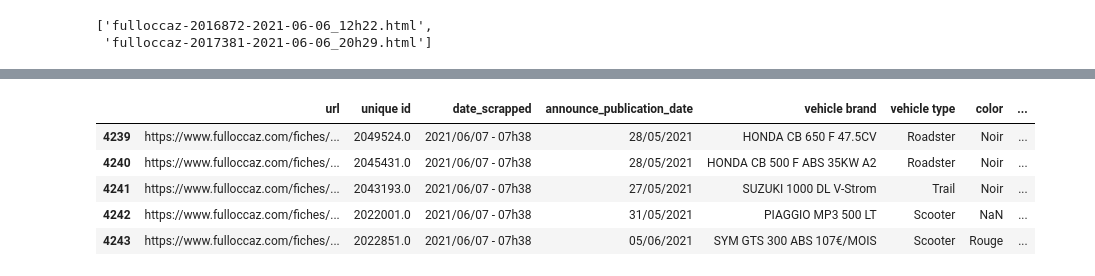
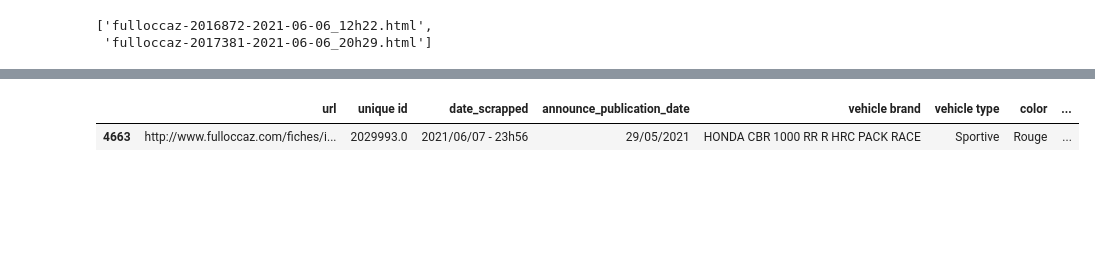
Before and after one commit to AnthonyDF/tresboncoin, a Jupyter notebook: notebooks/victor/fulloccaz/fulloccaz.ipynb, the cells around one changed output, grey strips where cells are left out. Cells and saved outputs as stored; diff of their text form; code cells hidden in the pictures; blank space fills up the shorter version.

Commit message:
fulloccaz

```diff
--- a/notebooks/victor/fulloccaz/fulloccaz.ipynb
+++ b/notebooks/victor/fulloccaz/fulloccaz.ipynb
@@ -1093,14 +1067,10 @@ fulloccaz-2043096-2021-06-06_22h44.html
 # %%
 data_moto = "../../../tresboncoin/data/fulloccaz.csv"
 data = pd.read_csv(data_moto)
-data.tail(5)
+data.tail(1)
 # %% [output]
 |  | url | unique id | date_scrapped | announce_publication_date | vehicle brand | vehicle type | color | ... |
-| 4239 | https://www.fulloccaz.com/fiches/... | 2049524.0 | 2021/06/07 - 07h38 | 28/05/2021 | HONDA CB 650 F 47.5CV | Roadster | Noir | ... |
-| 4240 | https://www.fulloccaz.com/fiches/... | 2045431.0 | 2021/06/07 - 07h38 | 28/05/2021 | HONDA CB 500 F ABS 35KW A2 | Roadster | Noir | ... |
-| 4241 | https://www.fulloccaz.com/fiches/... | 2043193.0 | 2021/06/07 - 07h38 | 27/05/2021 | SUZUKI 1000 DL V-Strom | Trail | Noir | ... |
-| 4242 | https://www.fulloccaz.com/fiches/... | 2022001.0 | 2021/06/07 - 07h38 | 31/05/2021 | PIAGGIO MP3 500 LT | Scooter | NaN | ... |
-| 4243 | https://www.fulloccaz.com/fiches/... | 2022851.0 | 2021/06/07 - 07h38 | 05/06/2021 | SYM GTS 300 ABS 107€/MOIS | Scooter | Rouge | ... |
+| 4663 | http://www.fulloccaz.com/fiches/i... | 2029993.0 | 2021/06/07 - 23h56 | 29/05/2021 | HONDA CBR 1000 RR R HRC PACK RACE | Sportive | Rouge | ... |
 # %%
 data.shape
 # %% [output]
```
Also changed, not shown: parts of 64 cells of this notebook, 7 other files.
